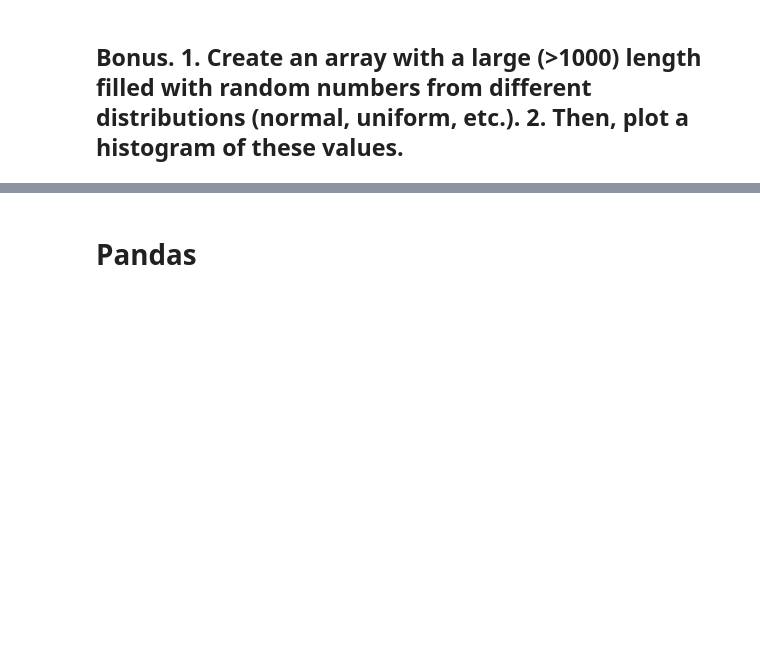
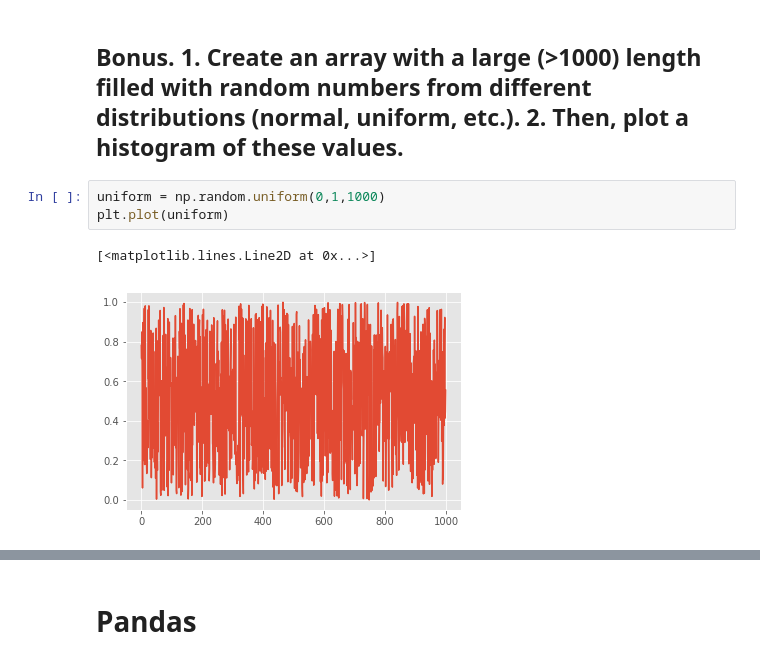
Before and after one commit to peoplecure/aap, a Jupyter notebook: 2-Copy1.ipynb, the cells around one changed output, grey strips where cells are left out. Cells and saved outputs as stored; diff of their text form; blank space fills up the shorter version.

```diff
--- a/2-Copy1.ipynb
+++ b/2-Copy1.ipynb
@@ -85,2 +162,8 @@ weights = [88, 83, 92, 74, 77]
 # %% [markdown]
 ## Bonus. 1. Create an array with a large (>1000) length filled with random numbers from different distributions (normal, uniform, etc.). 2. Then, plot a histogram of these values.
+# %%
+uniform = np.random.uniform(0,1,1000)
+plt.plot(uniform)
+# %% [output]
+[<matplotlib.lines.Line2D at 0x...>]
+[figure, added]
```
Also changed, not shown: parts of 19 cells of this notebook.
